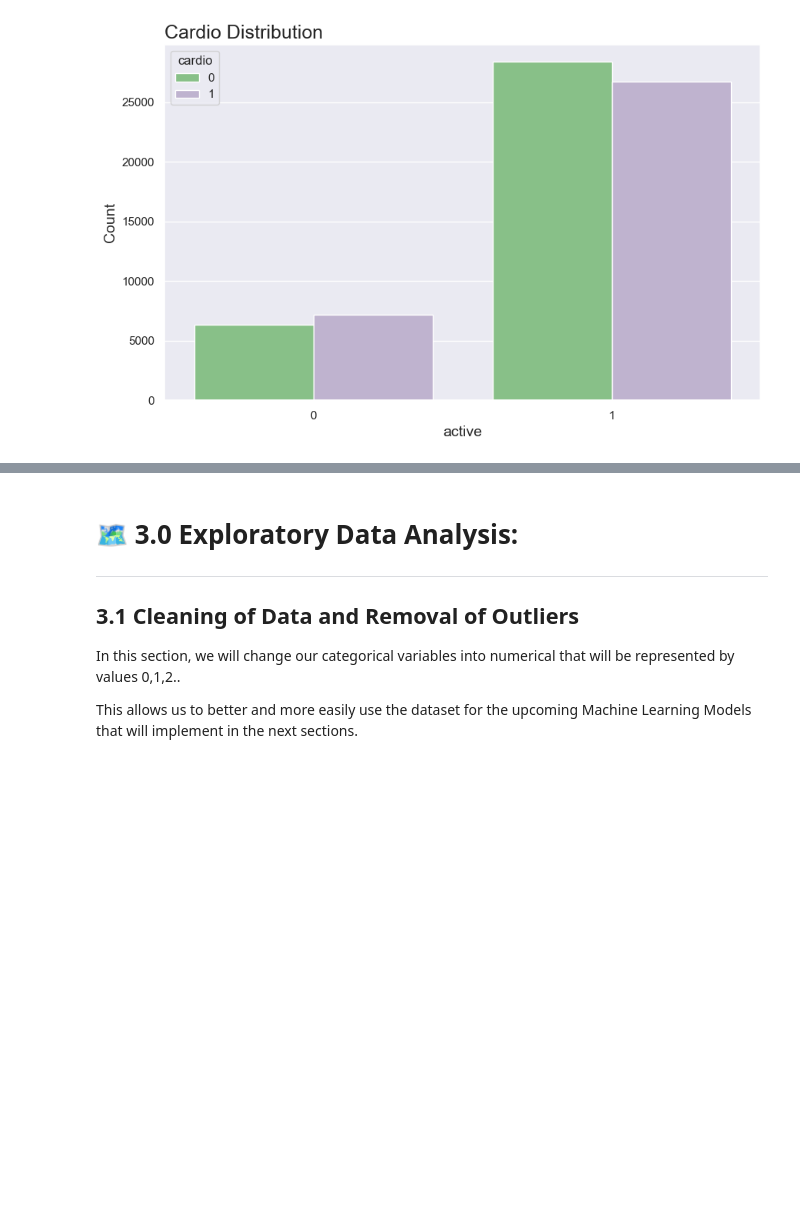
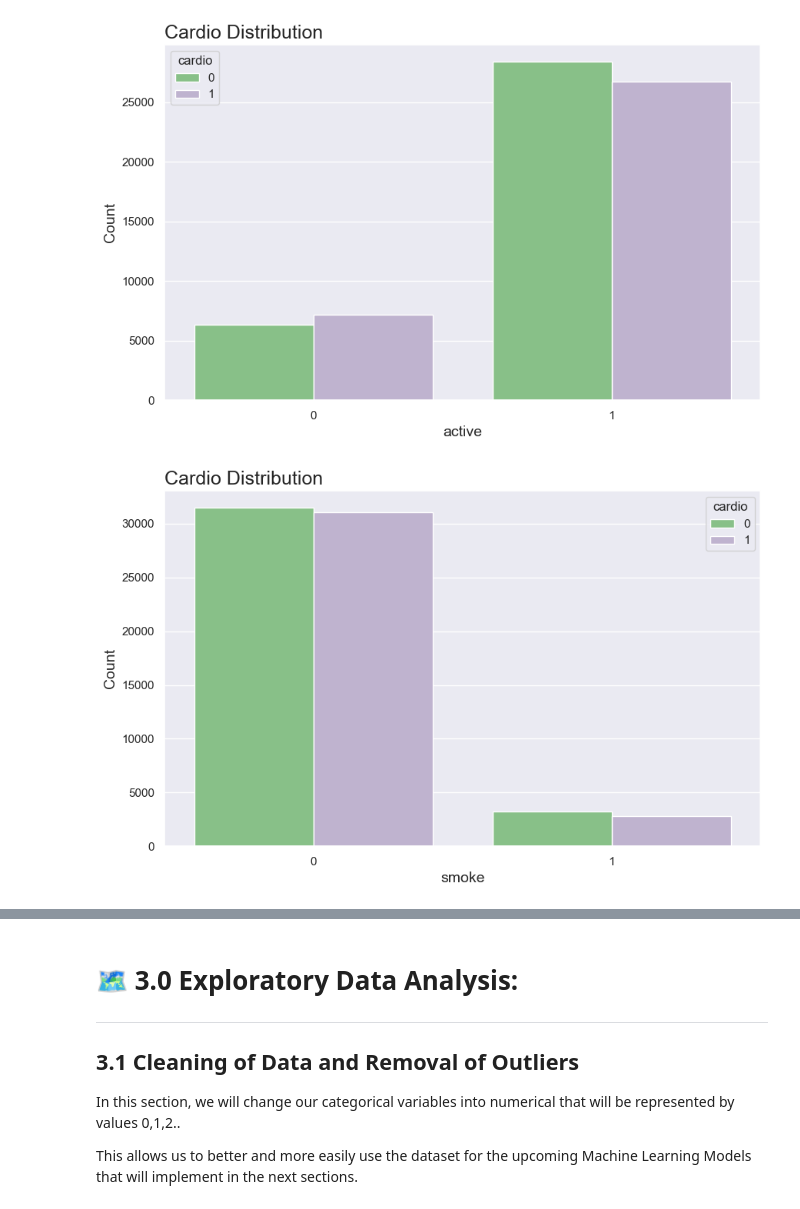
Before and after one commit to keithfykai/SC1015-Project---Cardiovascular-Disease-, a Jupyter notebook: SC1015 Project Notebook.ipynb, the cells around one changed output, grey strips where cells are left out. Saved outputs shown, nothing was run; the diff lists cells and outputs as text; code cells hidden in the pictures; blank space fills up the shorter version.

Commit message:
Update on charts

```diff
--- a/SC1015 Project Notebook.ipynb
+++ b/SC1015 Project Notebook.ipynb
@@ -401,3 +401,8 @@ balanced_target(target='alco',hue='cardio', dataset=df)
 balanced_target(target='active',hue='cardio', dataset=df)
 # %% [output]
 [figure]
+# %%
+# cardio distribution by 'smoke' (Smoking)
+balanced_target(target='smoke',hue='cardio', dataset=df)
+# %% [output]
+[figure, added]
```
Also changed, not shown: parts of 8 cells of this notebook.
